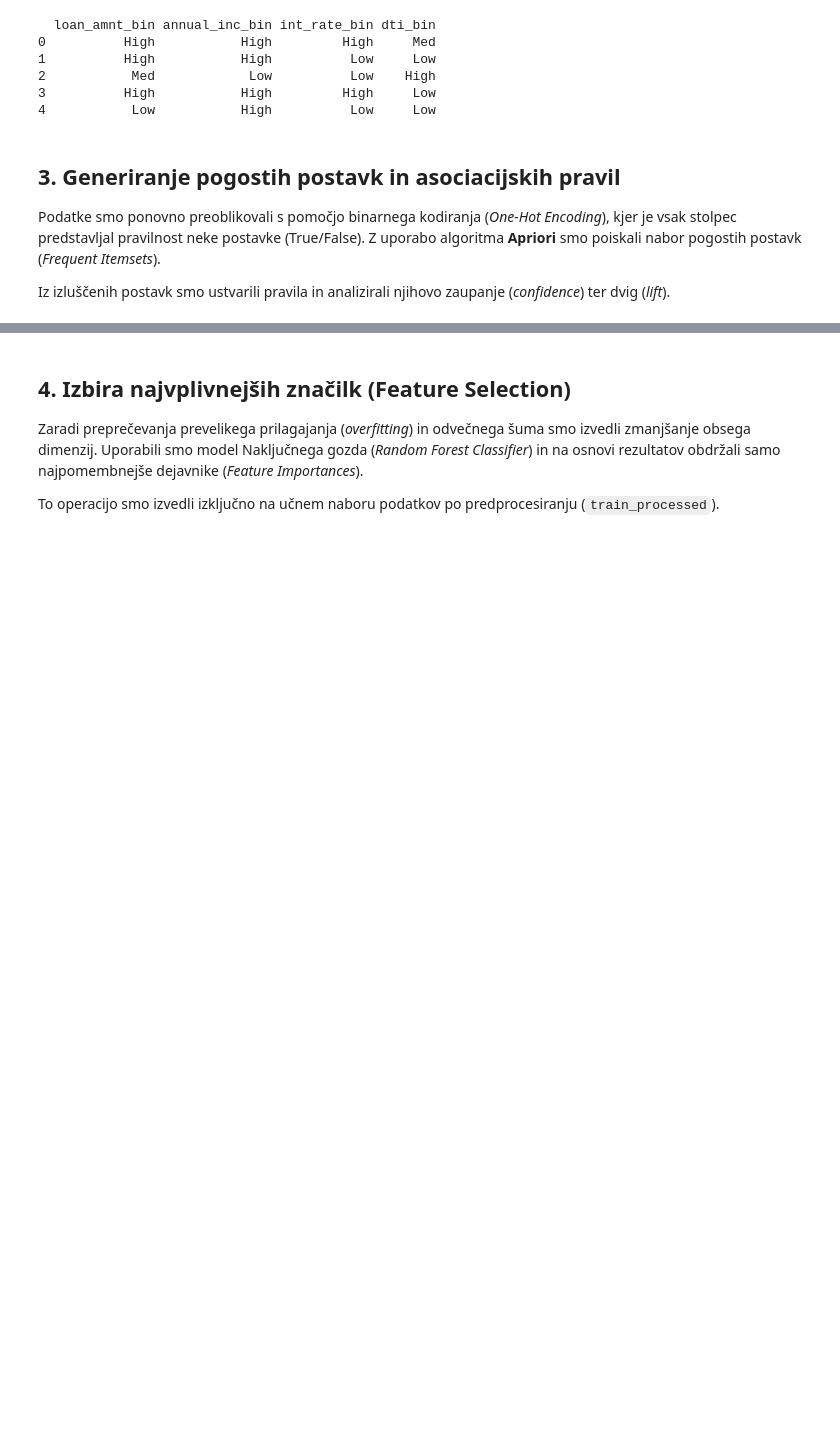
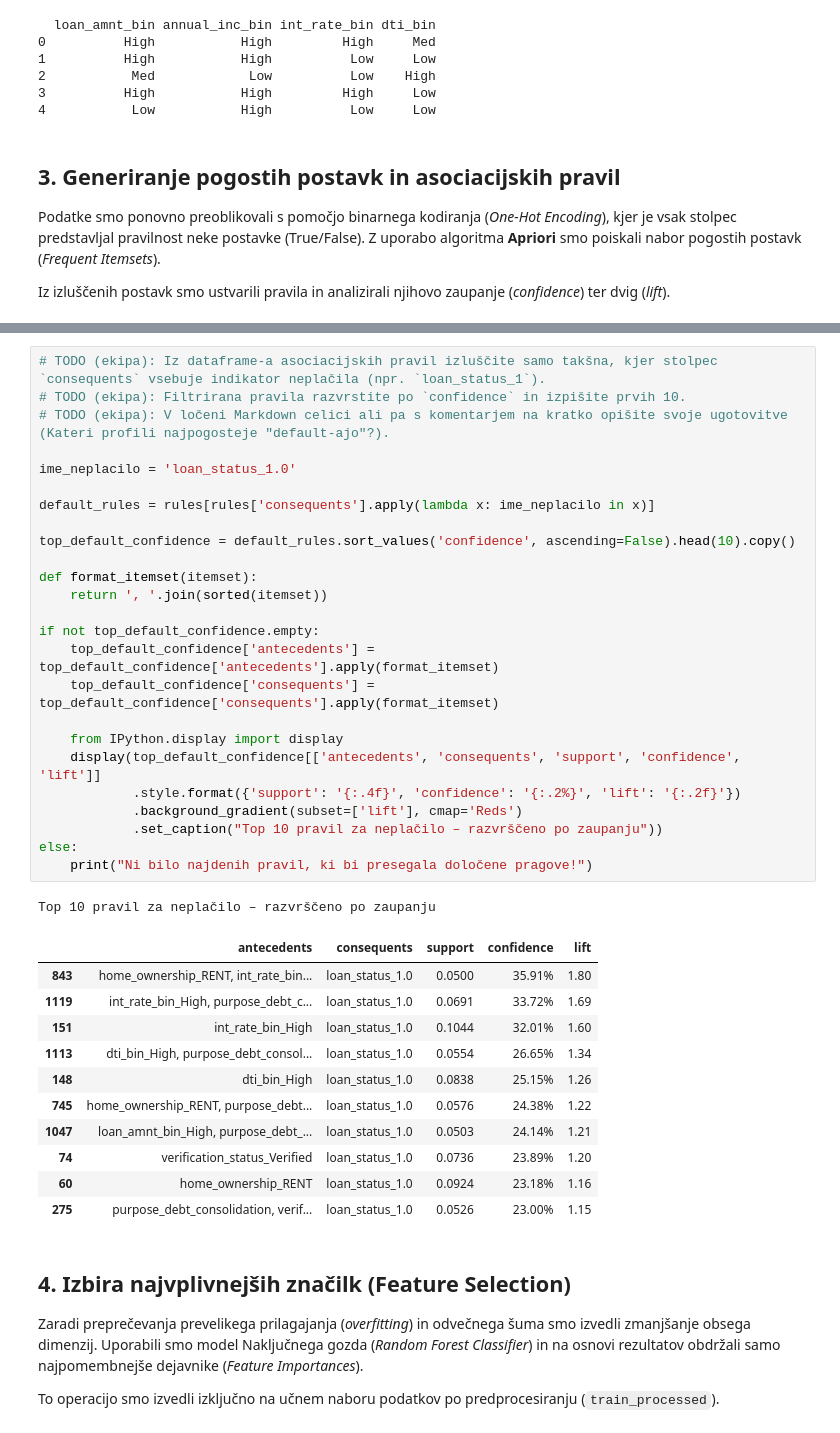
Before and after one commit to bjaksic84/PR2612, a Jupyter notebook: notebooks/02_pattern_mining.ipynb, the cells around one changed output, grey strips where cells are left out. Cells and saved outputs as stored; diff of their text form; blank space fills up the shorter version.

```diff
--- a/notebooks/02_pattern_mining.ipynb
+++ b/notebooks/02_pattern_mining.ipynb
@@ -217,3 +183,41 @@ Najpogosteje ne plačajo komitenti z visoko obrestno mero, najemniki ter tisti,
+# %%
+# TODO (ekipa): Iz dataframe-a asociacijskih pravil izluščite samo takšna, kjer stolpec `consequents` vsebuje indikator neplačila (npr. `loan_status_1`).
+# TODO (ekipa): Filtrirana pravila razvrstite po `confidence` in izpišite prvih 10.
+# TODO (ekipa): V ločeni Markdown celici ali pa s komentarjem na kratko opišite svoje ugotovitve (Kateri profili najpogosteje "default-ajo"?).
+
+ime_neplacilo = 'loan_status_1.0'
+
+default_rules = rules[rules['consequents'].apply(lambda x: ime_neplacilo in x)]
+
+top_default_confidence = default_rules.sort_values('confidence', ascending=False).head(10).copy()
+
+def format_itemset(itemset):
+    return ', '.join(sorted(itemset))
+
+if not top_default_confidence.empty:
+    top_default_confidence['antecedents'] = top_default_confidence['antecedents'].apply(format_itemset)
+    top_default_confidence['consequents'] = top_default_confidence['consequents'].apply(format_itemset)
+
+    from IPython.display import display
+    display(top_default_confidence[['antecedents', 'consequents', 'support', 'confidence', 'lift']]
+            .style.format({'support': '{:.4f}', 'confidence': '{:.2%}', 'lift': '{:.2f}'})
+            .background_gradient(subset=['lift'], cmap='Reds')
+            .set_caption("Top 10 pravil za neplačilo – razvrščeno po zaupanju"))
+else:
+    print("Ni bilo najdenih pravil, ki bi presegala določene pragove!")
+# %% [output]
+Top 10 pravil za neplačilo – razvrščeno po zaupanju
+|  | antecedents | consequents | support | confidence | lift |
+| 843 | home_ownership_RENT, int_rate_bin... | loan_status_1.0 | 0.0500 | 35.91% | 1.80 |
+| 1119 | int_rate_bin_High, purpose_debt_c... | loan_status_1.0 | 0.0691 | 33.72% | 1.69 |
+| 151 | int_rate_bin_High | loan_status_1.0 | 0.1044 | 32.01% | 1.60 |
+| 1113 | dti_bin_High, purpose_debt_consol... | loan_status_1.0 | 0.0554 | 26.65% | 1.34 |
+| 148 | dti_bin_High | loan_status_1.0 | 0.0838 | 25.15% | 1.26 |
+| 745 | home_ownership_RENT, purpose_debt... | loan_status_1.0 | 0.0576 | 24.38% | 1.22 |
+| 1047 | loan_amnt_bin_High, purpose_debt_... | loan_status_1.0 | 0.0503 | 24.14% | 1.21 |
+| 74 | verification_status_Verified | loan_status_1.0 | 0.0736 | 23.89% | 1.20 |
+| 60 | home_ownership_RENT | loan_status_1.0 | 0.0924 | 23.18% | 1.16 |
+| 275 | purpose_debt_consolidation, verif... | loan_status_1.0 | 0.0526 | 23.00% | 1.15 |
 # %% [markdown]
 ## 4. Izbira najvplivnejših značilk (Feature Selection)
 
```
Also changed, not shown: parts of 7 cells of this notebook, 18 other files.
